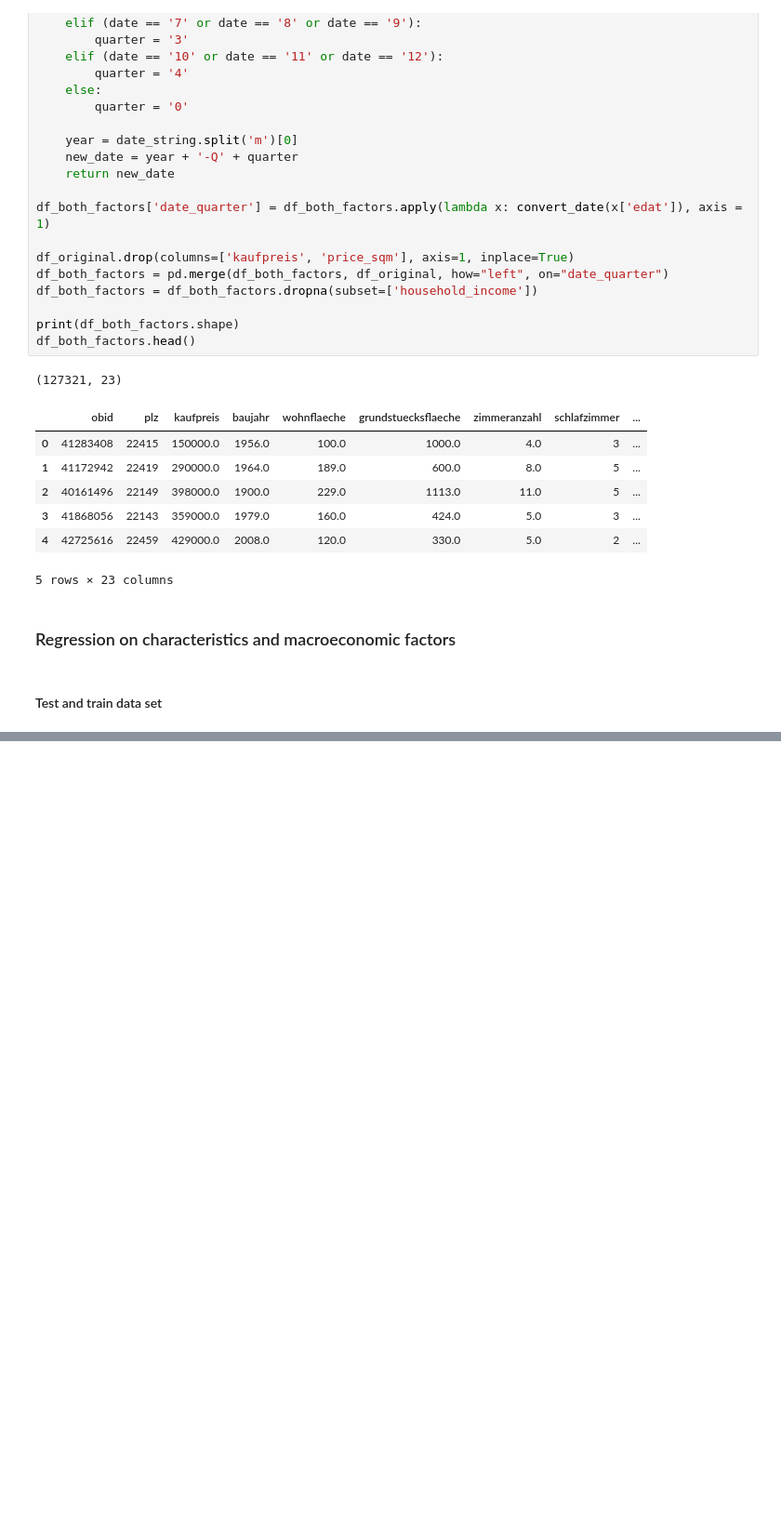
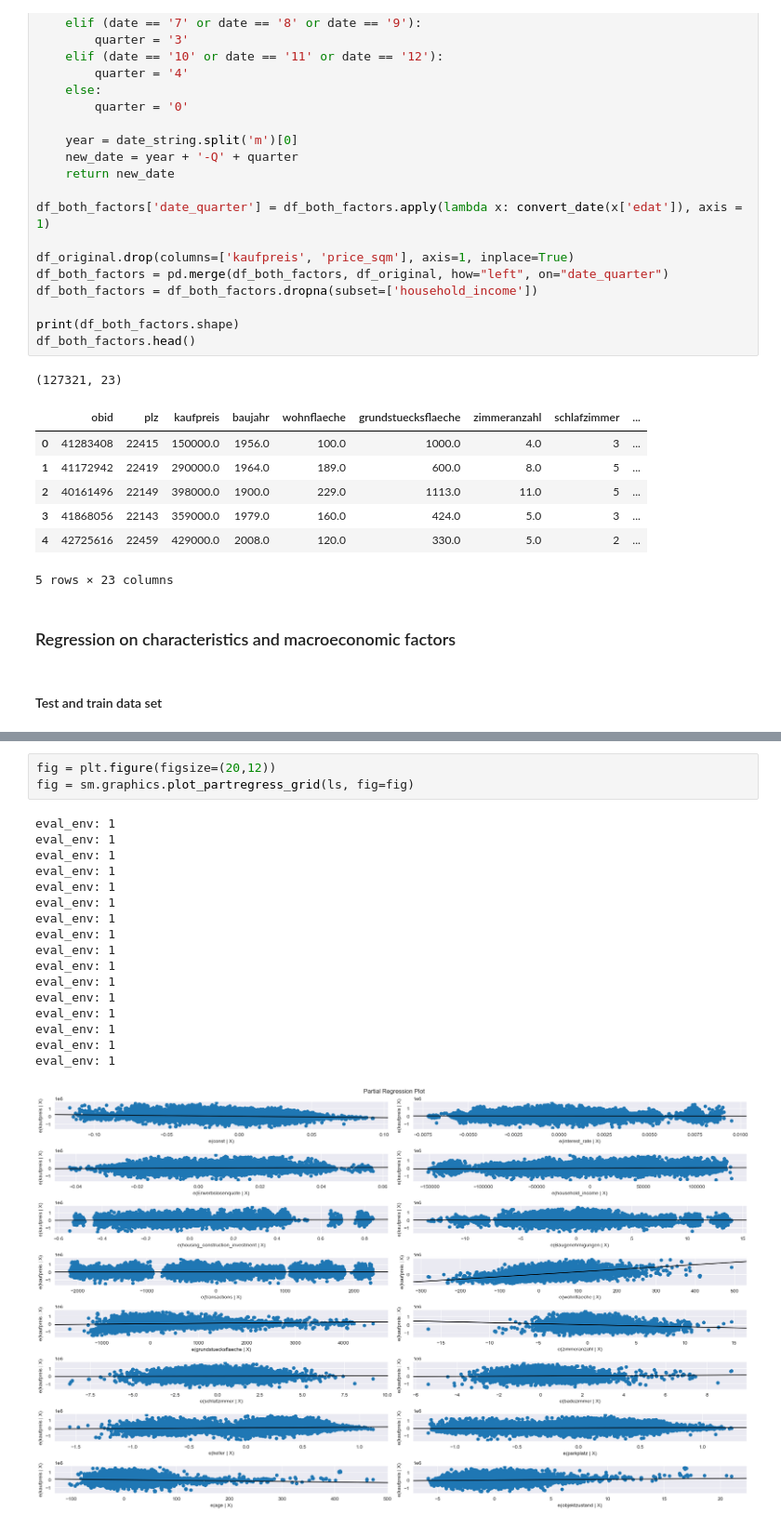
Before and after one commit to pvseydlitz/BachelorThesis, a Jupyter notebook: regression_hk_cities.ipynb, the cells around one changed output, grey strips where cells are left out. Shown at 93% size. Saved outputs shown, nothing was run; the diff lists cells and outputs as text; blank space fills up the shorter version.

```diff
--- a/regression_hk_cities.ipynb
+++ b/regression_hk_cities.ipynb
@@ -654,3 +1063,24 @@ stargazer_tab
 | F Statistic | 9155.46*** (df=15; 101840) |
 |  |  |
 | Note: | *p<0.1; **p<0.05; ***p<0.01 |
+# %%
+fig = plt.figure(figsize=(20,12))
+fig = sm.graphics.plot_partregress_grid(ls, fig=fig)
+# %% [output]
+eval_env: 1
+eval_env: 1
+eval_env: 1
+eval_env: 1
+eval_env: 1
+eval_env: 1
+eval_env: 1
+eval_env: 1
+eval_env: 1
+eval_env: 1
+eval_env: 1
+eval_env: 1
+eval_env: 1
+eval_env: 1
+eval_env: 1
+eval_env: 1
+[figure, added]
```
Also changed, not shown: parts of 24 cells of this notebook, 5 other files.
